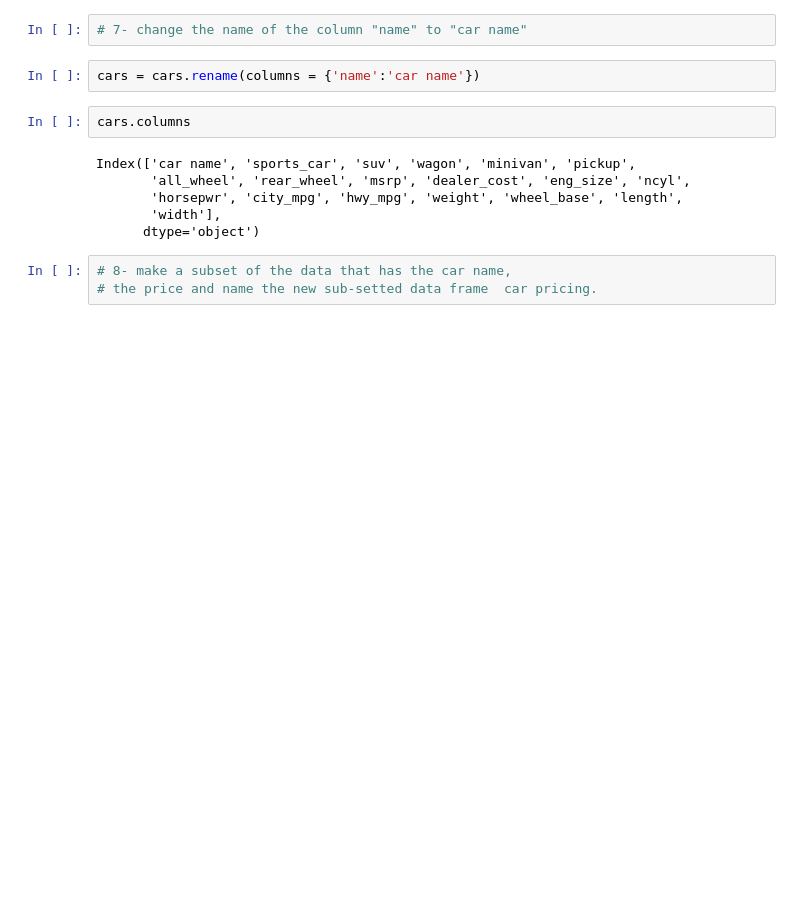
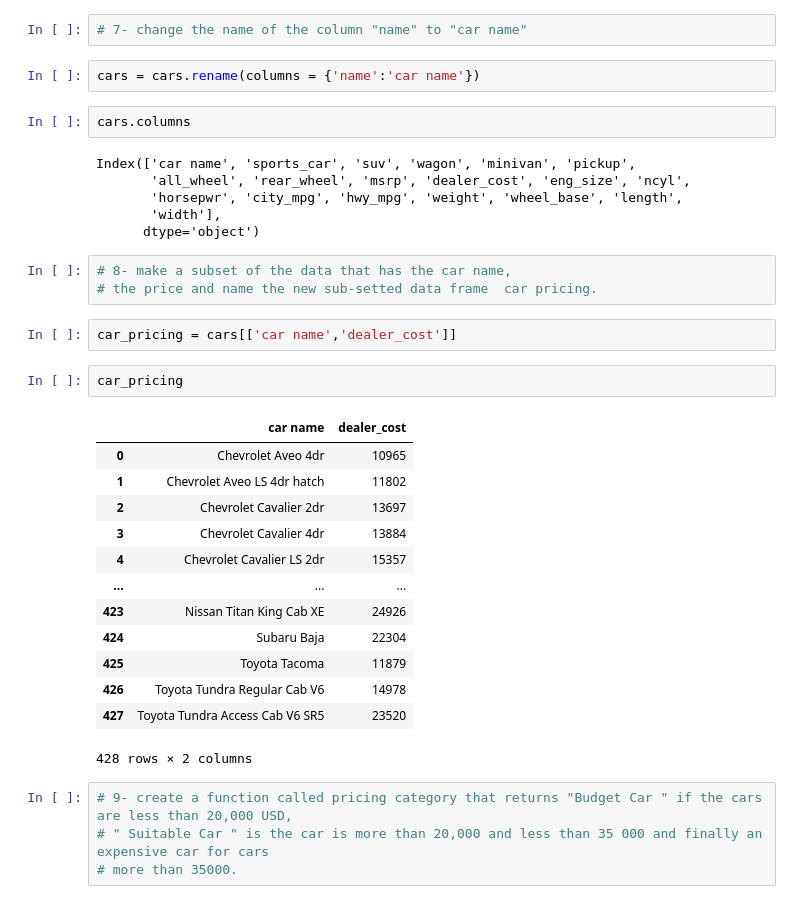
Before and after one commit to Abhishekmengi/Python-Revision, a Jupyter notebook: Python Practice using cars data.ipynb, the cells around one changed output. Drawn from its saved outputs; the diff is of its cells as text; blank space fills up the shorter version.

```diff
--- a/Python Practice using cars data.ipynb
+++ b/Python Practice using cars data.ipynb
@@ -224,3 +227,25 @@ Index(['car name', 'sports_car', 'suv', 'wagon', 'minivan', 'pickup',
 # %%
 # 8- make a subset of the data that has the car name,
 # the price and name the new sub-setted data frame  car pricing.
+# %%
+car_pricing = cars[['car name','dealer_cost']]
+# %%
+car_pricing
+# %% [output]
+|  | car name | dealer_cost |
+| 0 | Chevrolet Aveo 4dr | 10965 |
+| 1 | Chevrolet Aveo LS 4dr hatch | 11802 |
+| 2 | Chevrolet Cavalier 2dr | 13697 |
+| 3 | Chevrolet Cavalier 4dr | 13884 |
+| 4 | Chevrolet Cavalier LS 2dr | 15357 |
+| ... | ... | ... |
+| 423 | Nissan Titan King Cab XE | 24926 |
+| 424 | Subaru Baja | 22304 |
+| 425 | Toyota Tacoma | 11879 |
+| 426 | Toyota Tundra Regular Cab V6 | 14978 |
+| 427 | Toyota Tundra Access Cab V6 SR5 | 23520 |
+428 rows × 2 columns
+# %%
+# 9- create a function called pricing category that returns "Budget Car " if the cars are less than 20,000 USD,
+# " Suitable Car " is the car is more than 20,000 and less than 35 000 and finally an expensive car for cars
+# more than 35000.
```
Also changed, not shown: parts of 14 cells of this notebook.
